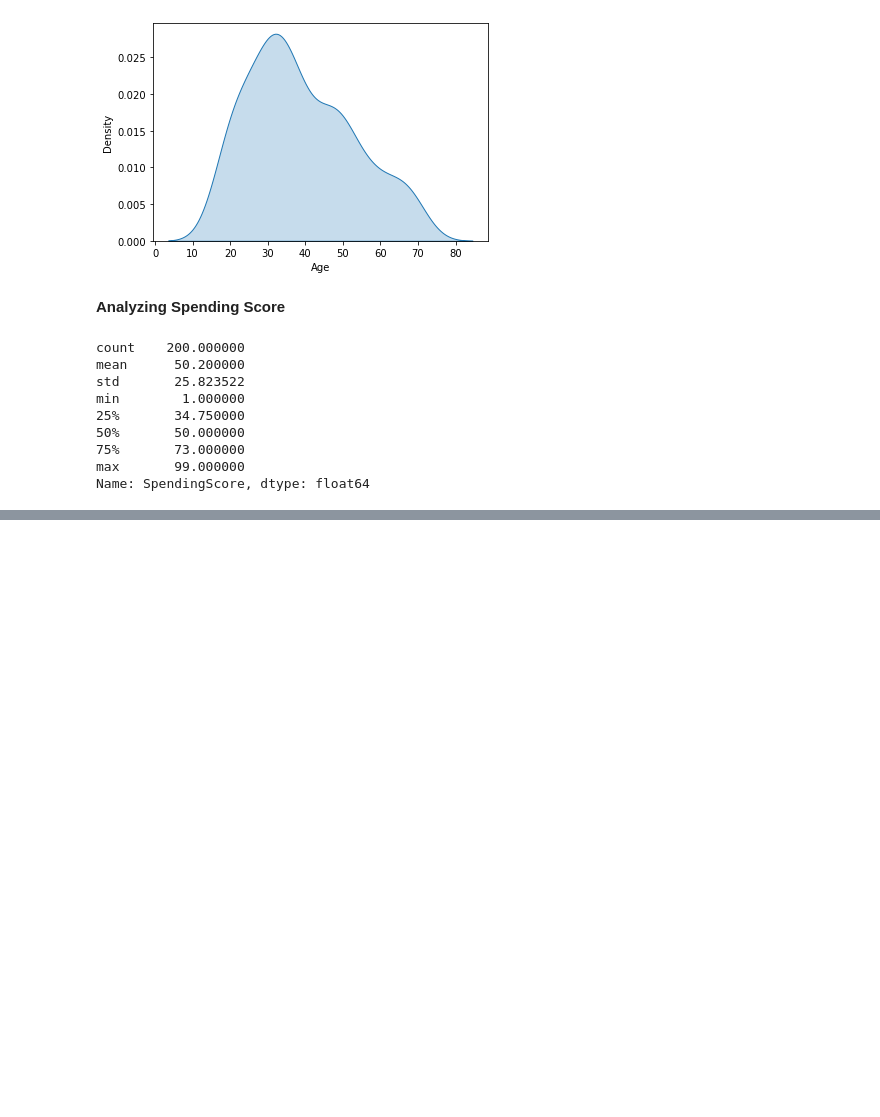
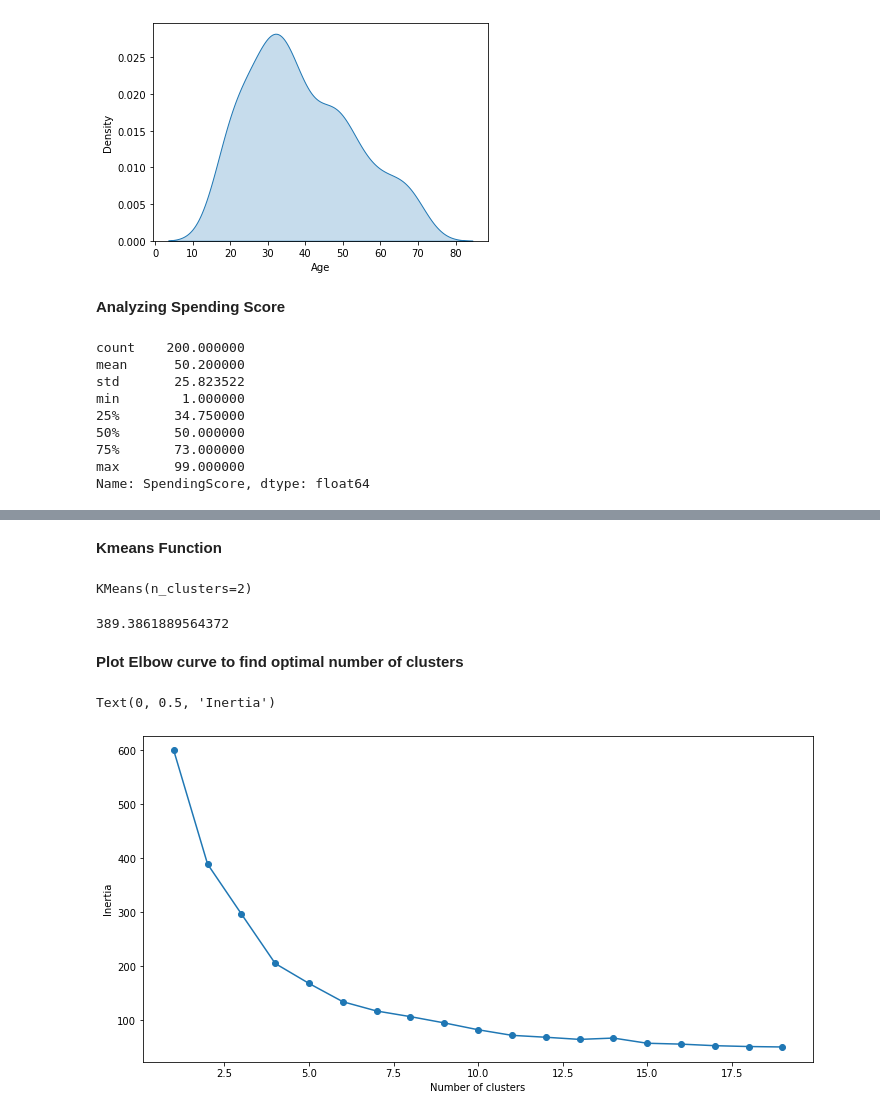
Before and after one commit to danPoku/01CustomerSegmentation, a Jupyter notebook: 01mallCustomers/mallCustomers.ipynb, the cells around one changed output, grey strips where cells are left out. Drawn from its saved outputs; the diff is of its cells as text; code cells hidden in the pictures; blank space fills up the shorter version.

```diff
--- a/01mallCustomers/mallCustomers.ipynb
+++ b/01mallCustomers/mallCustomers.ipynb
@@ -159,0 +173,5 @@ Name: SpendingScore, dtype: float64
+# %%
+# drop customer ID column
+df_kmeans = df.drop(['CustomerID', 'Gender'], axis=1)
+
+df_kmeans.describe()
@@ -159,0 +190,10 @@ Name: SpendingScore, dtype: float64
+# %%
+from sklearn.preprocessing import StandardScaler
+
+scaler = StandardScaler()
+data_scaled = scaler.fit_transform(df_kmeans)
+
+
+# Statistics of scaled data
+
+pd.DataFrame(data_scaled).describe()
@@ -159,0 +210,34 @@ Name: SpendingScore, dtype: float64
+# %% [markdown]
+**Kmeans Function**
+# %%
+# defining the kmeans function with initialization as k-means++
+kmeans = KMeans(n_clusters=2, init='k-means++')
+
+# fitting the kmeans algorithm on scaled data
+kmeans.fit(data_scaled)
+# %% [output]
+KMeans(n_clusters=2)
+# %%
+# inertia on the fitted data
+kmeans.inertia_
+# %% [output]
+389.3861889564372
+# %% [markdown]
+**Plot Elbow curve to find optimal number of clusters**
+# %%
+# fitting multiple k-means algorithms and storing the values in an empty list
+SSE = []
+for cluster in range(1,20):
+    kmeans = KMeans(n_init = 1, n_clusters = cluster, init='k-means++')
+    kmeans.fit(data_scaled)
+    SSE.append(kmeans.inertia_)
+
+# converting the results into a dataframe and plotting them
+frame = pd.DataFrame({'Cluster':range(1,20), 'SSE':SSE})
+plt.figure(figsize=(12,6))
+plt.plot(frame['Cluster'], frame['SSE'], marker='o')
+plt.xlabel('Number of clusters')
+plt.ylabel('Inertia')
+# %% [output]
+Text(0, 0.5, 'Inertia')
+[figure, added]
```
Also changed, not shown: parts of 7 cells of this notebook.
